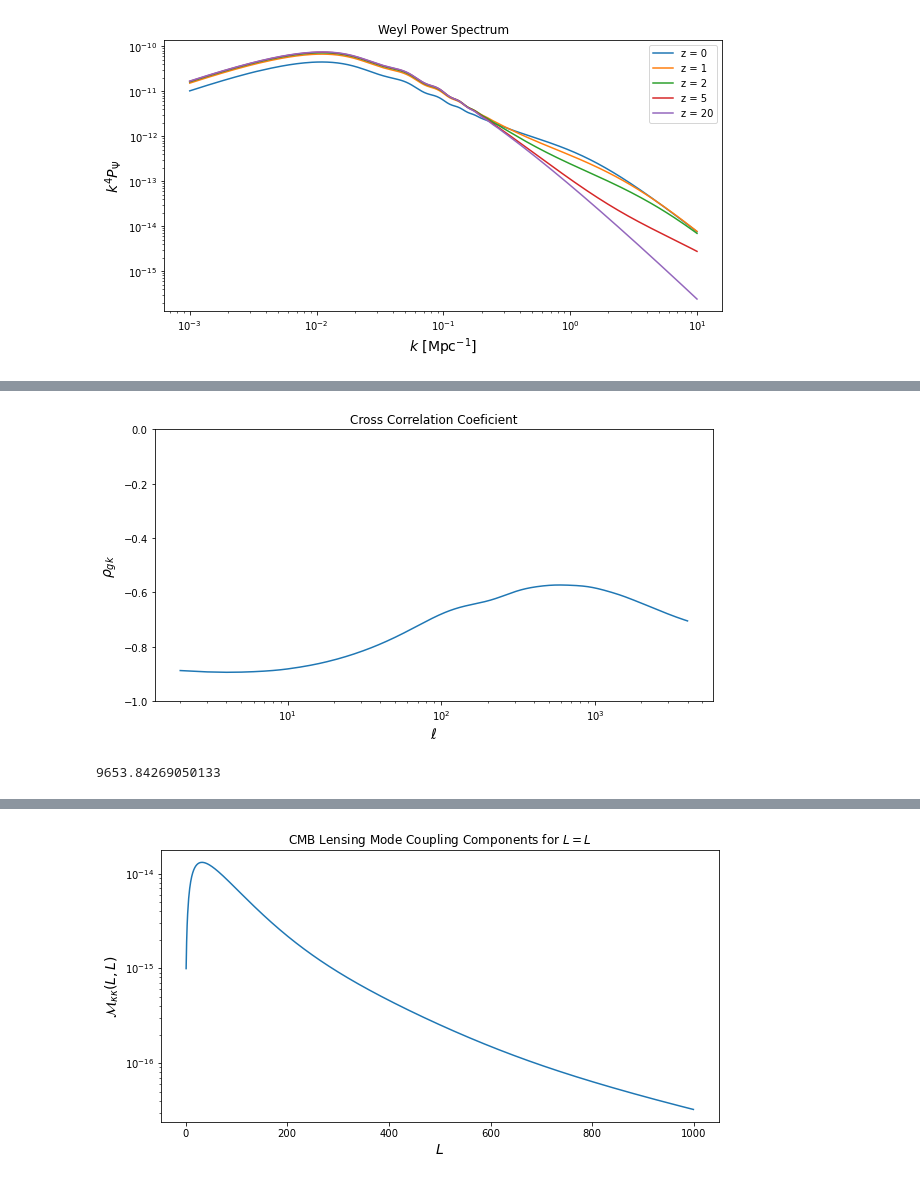
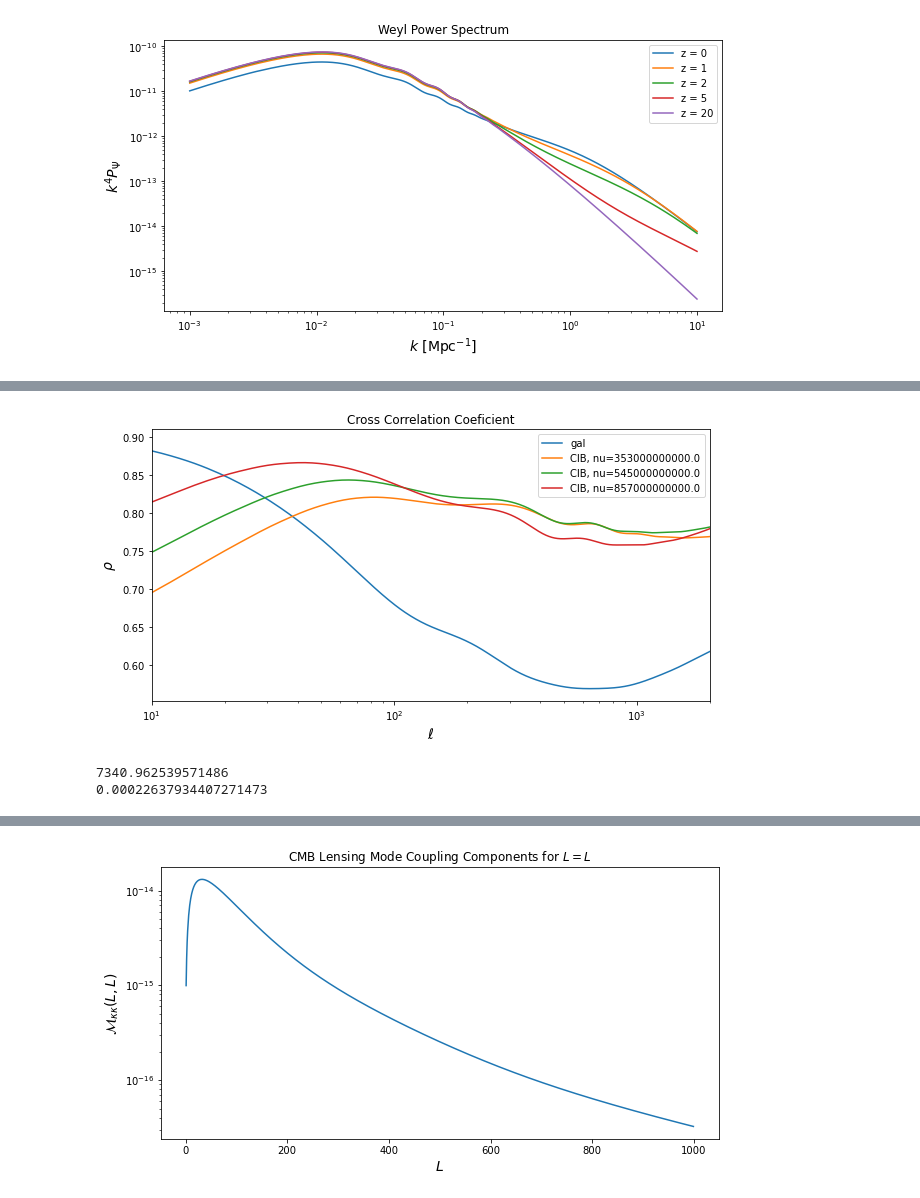
Before and after one commit to mfrobertson/omegaQE, a Jupyter notebook: kkomega/LSS.ipynb, the cells around one changed output, grey strips where cells are left out. Drawn from its saved outputs; the diff is of its cells as text; code cells hidden in the pictures.

```diff
--- a/kkomega/LSS.ipynb
+++ b/kkomega/LSS.ipynb
@@ -91,0 +139,16 @@ plt.show()
+# %%
+cosmo = Cosmology()
+Chi_str = cosmo.get_chi_star()
+ellmax = 4000
+ells = np.arange(2, ellmax + 1, 1)
+nu=353e9
+bias = 0.4
+Cl_Ik = power.get_cib_kappa_ps(ells, nu, Chi_str, bias=bias)
+plt.figure()
+#plt.loglog(ells, np.abs(Cl_gk)*(ells*(ells + 1))**2/(2*np.pi))
+plt.loglog(ells, np.abs(Cl_Ik)*(ells*(ells + 1))/(2*np.pi), linestyle="--")
+#plt.semilogy(ells, np.abs(Cl_Ik), linestyle="--")
+plt.ylabel("$\ell(\ell+1)C_{\ell}^{I\kappa}/2\pi$", fontsize=14)
+plt.xlabel("$\ell$", fontsize=14)
+plt.title("CIB - CMB Lensing Cross Spectrum")
+plt.show()
@@ -92,18 +203,29 @@ plt.show()
 # %%
+_noise=Noise()
+N_g = _noise.get_gal_shot_N()
 Cl_kk = power.get_kappa_ps(ells)
-corr = Cl_gk/(np.sqrt(Cl_gg*Cl_kk))
-plt.semilogx(ells, corr)
-plt.ylabel(r"$\rho_{gk}$", fontsize=14)
+corr_gg = Cl_gk/(np.sqrt((Cl_gg + N_g[ells])*Cl_kk))
+plt.semilogx(ells, np.abs(corr_gg), label="gal")
+nus = [353e9, 545e9, 857e9]
+for nu in nus:
+    Cl_Ik = power.get_cib_kappa_ps(ells, nu, Chi_str)
+    Cl_II = power.get_cib_ps(ells, nu)
+    corr_II = Cl_Ik/(np.sqrt(Cl_II*Cl_kk))
+    plt.semilogx(ells, np.abs(corr_II), label=f"CIB, nu={nu}")
+plt.ylabel(r"$\rho$", fontsize=14)
 plt.xlabel("$\ell$", fontsize=14)
-plt.ylim(-1, 0)
+plt.xlim(10,2000)
+plt.legend()
 plt.title("Cross Correlation Coeficient")
 plt.show()
 # %% [output]
-[figure, old version]
+[figure, new version]
 # %%
-print(cosmo.z_to_Chi(10))
+print(cosmo.z_to_Chi(4))
+print(cosmo.get_hubble(0))
 # %% [output]
-9653.84269050133
+7340.962539571486
+0.00022637934407271473
 # %%
 Chi_str = cosmo.get_chi_star()
 ellmax = 4000
```
Also changed, not shown: parts of 17 cells of this notebook, 2 other files.
